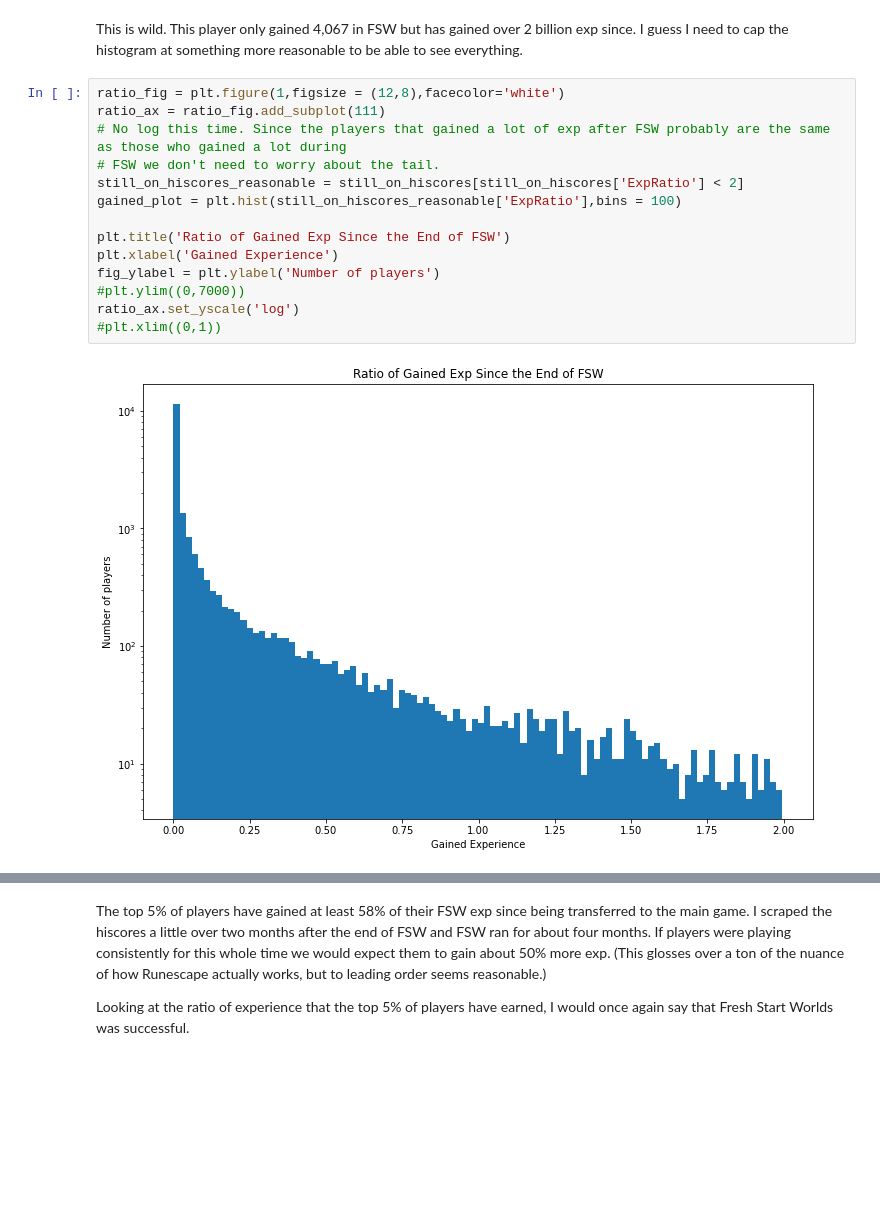
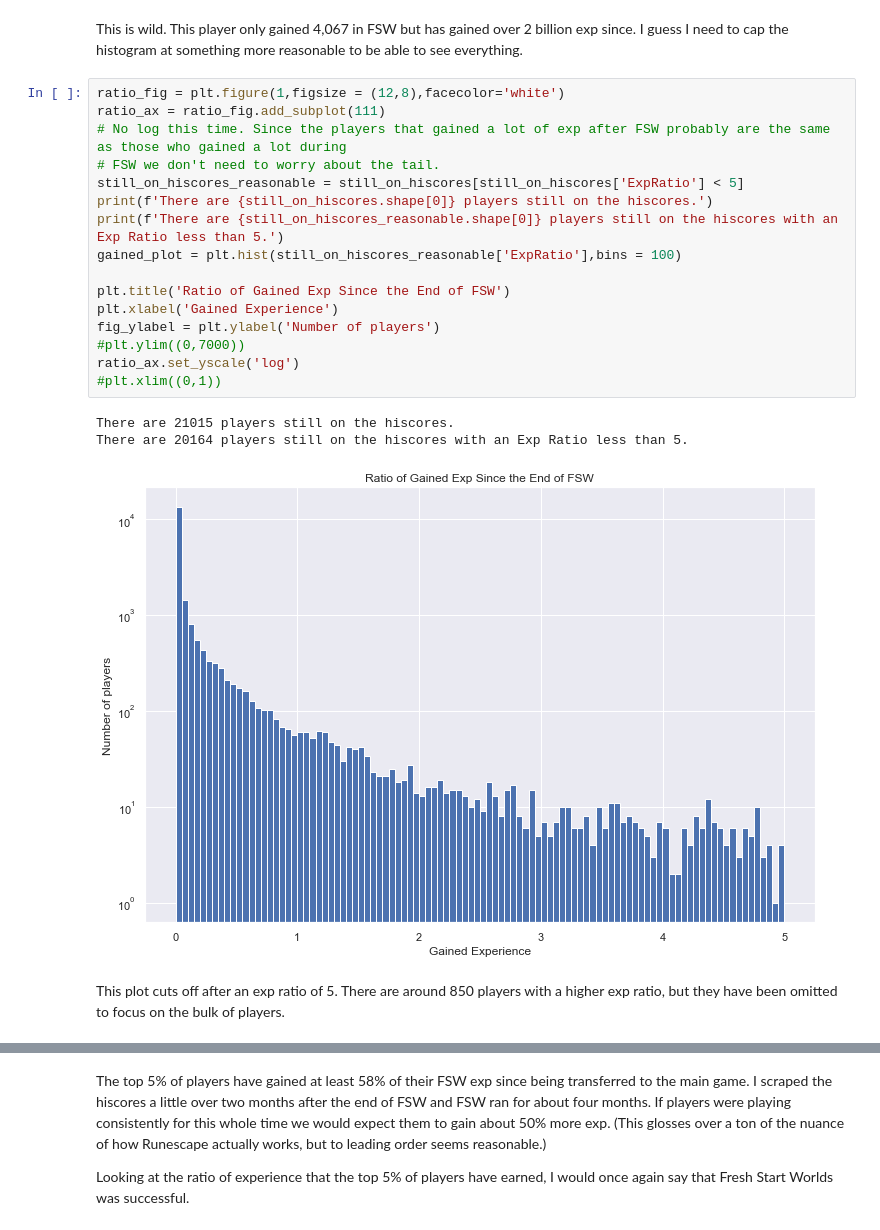
Before and after one commit to trevbrunnen/RunescapeFSW, a Jupyter notebook: FSW Hiscores Analysis - Continuing Players.ipynb, the cells around one changed output, grey strips where cells are left out. Saved outputs shown, nothing was run; the diff lists cells and outputs as text; blank space fills up the shorter version.

Commit message:
Add files via upload
Notebook for the analysis of the exp gain and clustering of FSW players after they moved to the main game.

```diff
--- a/FSW Hiscores Analysis - Continuing Players.ipynb
+++ b/FSW Hiscores Analysis - Continuing Players.ipynb
@@ -188,17 +192,23 @@ This is wild. This player only gained 4,067 in FSW but has gained over 2 billion
 # %%
 ratio_fig = plt.figure(1,figsize = (12,8),facecolor='white')
 ratio_ax = ratio_fig.add_subplot(111)
 # No log this time. Since the players that gained a lot of exp after FSW probably are the same as those who gained a lot during
 # FSW we don't need to worry about the tail.
-still_on_hiscores_reasonable = still_on_hiscores[still_on_hiscores['ExpRatio'] < 2]
+still_on_hiscores_reasonable = still_on_hiscores[still_on_hiscores['ExpRatio'] < 5]
+print(f'There are {still_on_hiscores.shape[0]} players still on the hiscores.')
+print(f'There are {still_on_hiscores_reasonable.shape[0]} players still on the hiscores with an Exp Ratio less than 5.')
 gained_plot = plt.hist(still_on_hiscores_reasonable['ExpRatio'],bins = 100)
 
 plt.title('Ratio of Gained Exp Since the End of FSW')
 plt.xlabel('Gained Experience')
 fig_ylabel = plt.ylabel('Number of players')
 #plt.ylim((0,7000))
 ratio_ax.set_yscale('log')
 #plt.xlim((0,1))
 # %% [output]
+There are 21015 players still on the hiscores.
+There are 20164 players still on the hiscores with an Exp Ratio less than 5.
-[figure, old version]
+[figure, new version]
+# %% [markdown]
+This plot cuts off after an exp ratio of 5. There are around 850 players with a higher exp ratio, but they have been omitted to focus on the bulk of players.
 # %%
```
Also changed, not shown: parts of 22 cells of this notebook.
